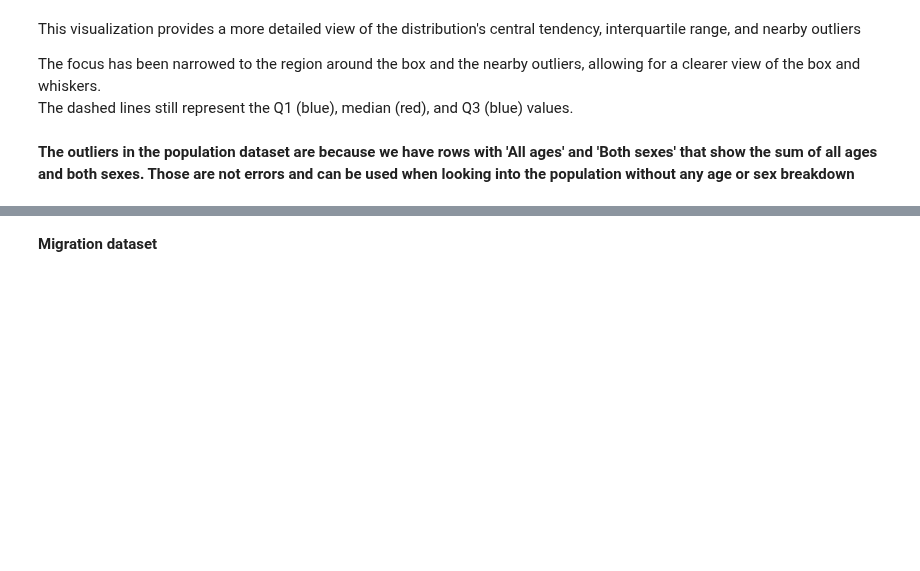
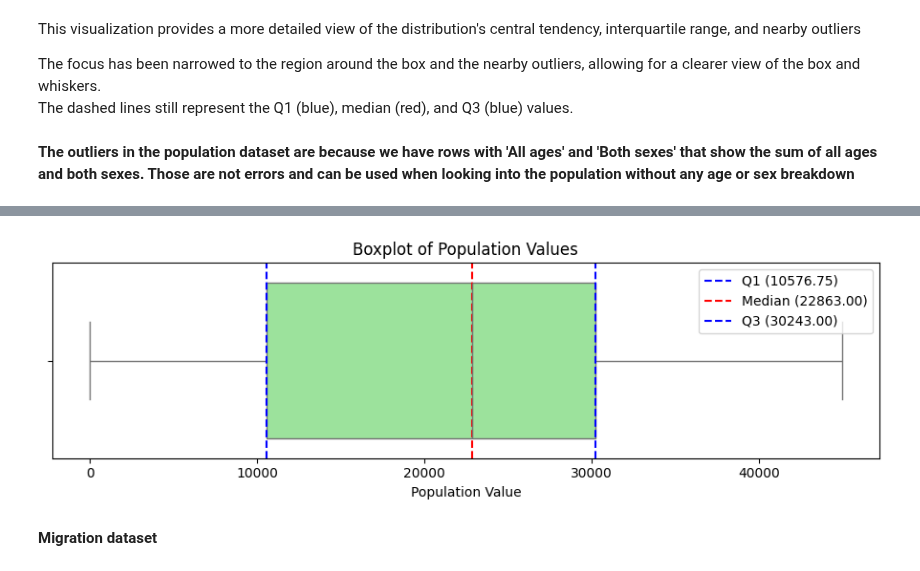
Before and after one commit to Ivkoto/DataAnalyticsMachineLearning, a Jupyter notebook: Data_Preparation/CA1_V6_1_refactored.ipynb, the cells around one changed output, grey strips where cells are left out. Cells and saved outputs as stored; diff of their text form; code cells hidden in the pictures; blank space fills up the shorter version.

```diff
--- a/Data_Preparation/CA1_V6_1_refactored.ipynb
+++ b/Data_Preparation/CA1_V6_1_refactored.ipynb
@@ -576,3 +576,18 @@ Upper bound for outliers: 3141090.125
+# %%
+plt.figure(figsize=(9, 3))
+sns.boxplot(x=population_df_outliers['VALUE'], color="lightgreen", orient="h")
+
+plt.axvline(x=pop_all_Q1, color='blue', linestyle='--', label=f"Q1 ({pop_all_Q1:.2f})")
+plt.axvline(x=population_df_outliers['VALUE'].median(), color='red', linestyle='--', label=f"Median ({population_df_outliers['VALUE'].median():.2f})")
+plt.axvline(x=pop_all_Q3, color='blue', linestyle='--', label=f"Q3 ({pop_all_Q3:.2f})")
+
+plt.title('Boxplot of Population Values')
+plt.xlabel('Population Value')
+plt.legend()
+plt.tight_layout()
+plt.show()
+# %% [output]
+[figure, added]
 # %% [markdown]
 **Migration dataset**
 # %%
```
Also changed, not shown: parts of 15 cells of this notebook.
